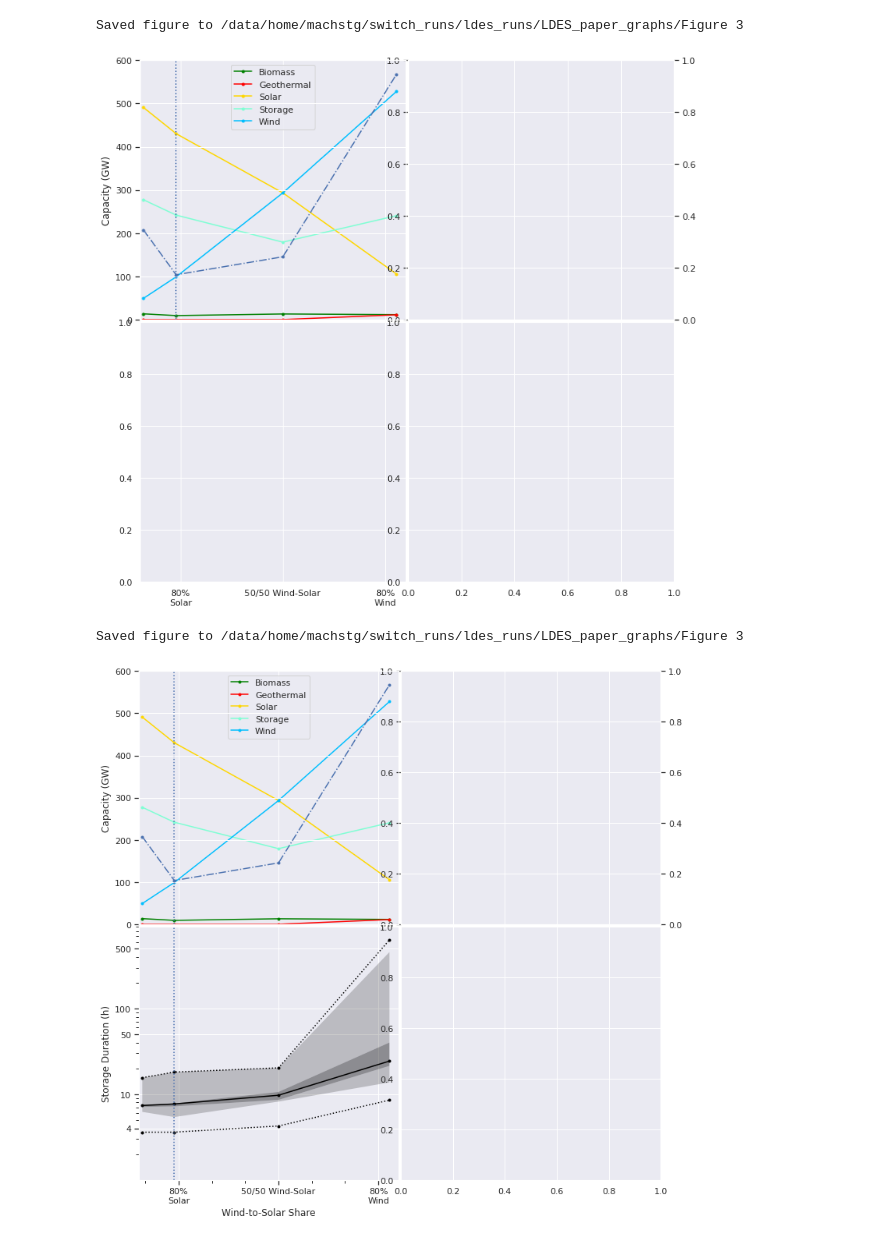
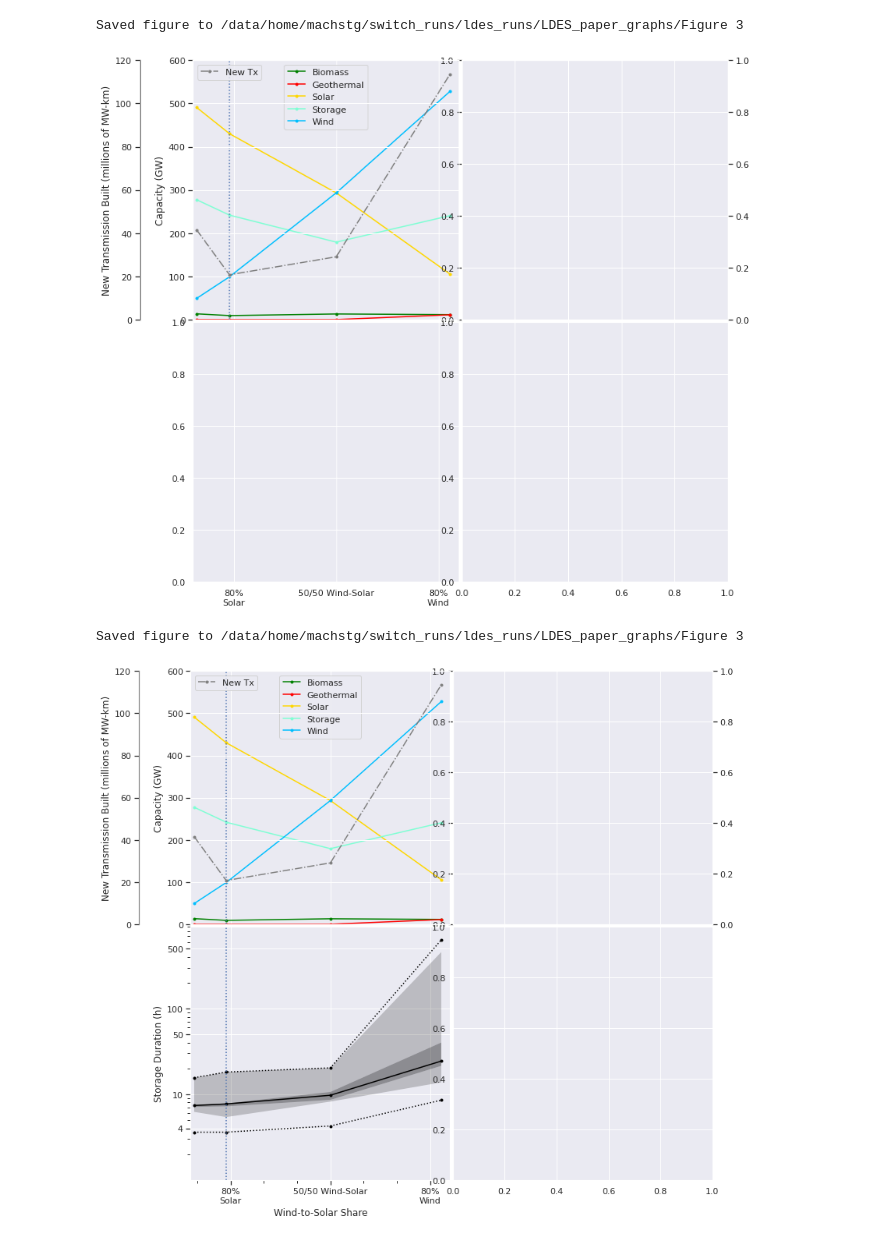
Before and after one commit to switch-model/switch, a Jupyter notebook: papers/Martin_Staadecker_Value_of_LDES_and_Factors/LDES_paper_graphs/Figure 3.ipynb, the cells around one changed output. Saved outputs shown, nothing was run; the diff lists cells and outputs as text; code cells hidden in the pictures.

Commit message:
Move axis to the left of the plot

```diff
--- a/papers/Martin_Staadecker_Value_of_LDES_and_Factors/LDES_paper_graphs/Figure 3.ipynb
+++ b/papers/Martin_Staadecker_Value_of_LDES_and_Factors/LDES_paper_graphs/Figure 3.ipynb
@@ -54,7 +54,7 @@ def remove_y_ticks(ax):
 #     ax.get_yaxis().set_visible(False)
 
 def set_tx_right_axis(ax):
-    ax.set_ylim(0, 12e7)
+    ax.set_ylim(0, 120)
 
 def set_capacity_ax(ax):
     ax.set_ylim(0, 600)
@@ -77,45 +77,51 @@ ax = ax1
 rax = rax1
 ax.clear()
 rax.clear()
+rax.spines["left"].set_position(("axes", -0.2))
+rax.yaxis.set_label_position("left")
+rax.yaxis.tick_left()
+rax.tick_params(top=False, bottom=False, right=False, left=True, which="both")
 ax.tick_params(top=False, bottom=False, right=False, left=True, which="major")
 ax.tick_params(top=False, bottom=False, right=False, left=False, which="minor")
-rax.tick_params(top=False, bottom=False, right=False, left=False, which="both")
+# ax.spines["left"].set_color("black")
+rax.spines["left"].set_color("grey")
+rax.set_ylabel("New Transmission Built (millions of MW-km)")
 
 def plot_change(ax, rax):
     # Calculate transmission
     tx = tools.get_dataframe("transmission.csv", usecols=["BuildTx", "trans_length_km", "scenario_name"], convert_dot_to_na=True).fillna(0)
     tx["BuildTx"] *= tx["trans_length_km"]
-    # tx["BuildTx"] *= 1e-3
+    tx["BuildTx"] *= 1e-6
     tx = tx.groupby("scenario_name", as_index=False)["BuildTx"].sum().set_index("scenario_name")
     tx = tx.rename({"BuildTx": "New Tx"}, axis=1)
-    tx.plot(ax=rax, marker=".", linestyle="dashdot", legend=False)
+    tx.plot(ax=rax, marker=".", linestyle="dashdot", legend=False, color="grey")
     set_tx_right_axis(rax)
 
     df = tools.get_dataframe("gen_cap.csv")
     df = tools.transform.gen_type(df)
     df = df.groupby(["scenario_name", "gen_type"], as_index=False)["GenCapacity"].sum()
     df = df.pivot(columns="gen_type", index="scenario_name", values="GenCapacity")
     df *= 1e-3 # Convert to GW
     df = df.rename_axis("Technology", axis=1).rename_axis("Scenario")
     # Remove zero columns
     s = df.std()
     df = df[[c for c in df.columns if c not in s[s==0]]]
     # df -= df.loc[0.23] # Make it as change compared to baseline
 
     df.plot(ax=ax, color=tools.get_colors(), marker=".", legend=False)
 
 plot_change(ax, rax)
 set_x_axis(ax)
-remove_y_ticks(rax)
 set_capacity_ax(ax)
 ax.legend()
+rax.legend()
 ax.set_ylabel("Capacity (GW)")
 save()
 # storage
 # tx
 # %% [output]
 Saved figure to /data/home/machstg/switch_runs/ldes_runs/LDES_paper_graphs/Figure 3
-[figure, old version]
+[figure, new version]
 # %%
 ax = ax3
 ax.clear()
@@ -130,11 +136,11 @@ def plot_storage(ax):
     calc = weightedcalcs.Calculator("OnlinePowerCapacityMW")
 
 #     mean = storage_group.mean().rename("mean_val")
-    inner_quartile = 0.25
+    quartile_inner = 0.25
     quartile = 0.05
     median = calc.quantile(storage_group, "duration", 0.5).rename("median_val")
-    lower_inner = calc.quantile(storage_group, "duration", inner_quartile).rename("lower_inner")
-    upper_inner = calc.quantile(storage_group, "duration", 1 - inner_quartile).rename("upper_inner")
+    lower_inner = calc.quantile(storage_group, "duration", quartile_inner).rename("lower_inner")
+    upper_inner = calc.quantile(storage_group, "duration", 1 - quartile_inner).rename("upper_inner")
     lower = calc.quantile(storage_group, "duration", quartile).rename("lower")
     upper = calc.quantile(storage_group, "duration", 1 - quartile).rename("upper")
     maxi = storage_group["duration"].max().rename("max")
@@ -162,7 +168,7 @@ set_x_axis(ax)
 save()
 # %% [output]
 Saved figure to /data/home/machstg/switch_runs/ldes_runs/LDES_paper_graphs/Figure 3
-[figure, old version]
+[figure, new version]
 # %%
 # Define scenarios
 scenario_mapping = {0: "H25", .5: "H26", 1: "1342" }
```
Also changed, not shown: parts of 2 cells of this notebook.
